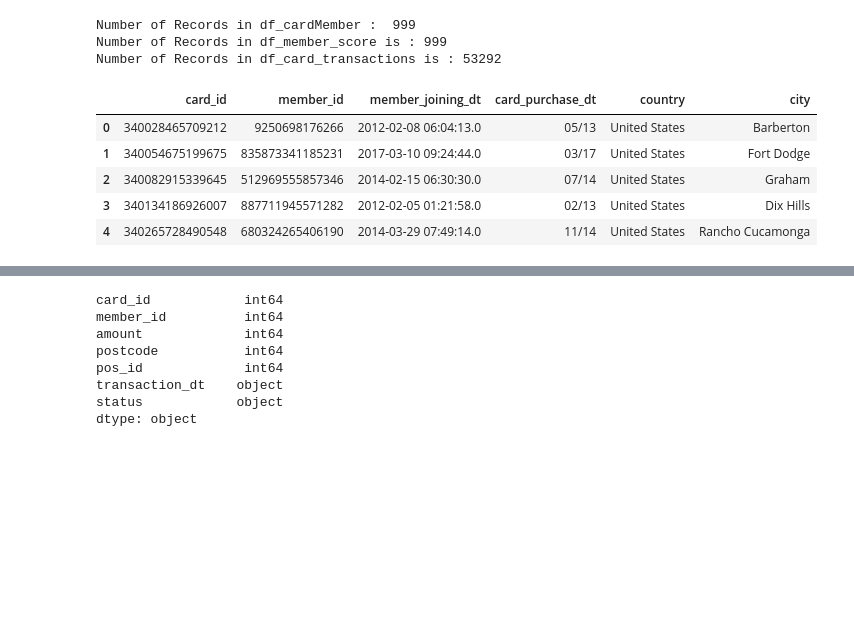
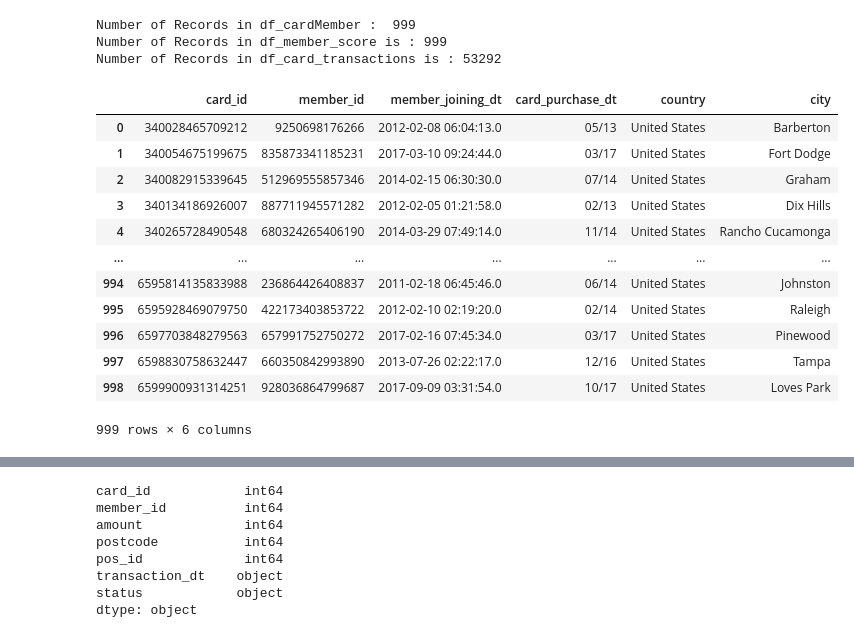
Before and after one commit to jagsrj/CreditCardFraudDetection, a Jupyter notebook: 01_Capstone_CreditCardFraud_Datacreation.ipynb, the cells around one changed output, grey strips where cells are left out. Saved outputs shown, nothing was run; the diff lists cells and outputs as text; code cells hidden in the pictures; blank space fills up the shorter version.

```diff
--- a/01_Capstone_CreditCardFraud_Datacreation.ipynb
+++ b/01_Capstone_CreditCardFraud_Datacreation.ipynb
@@ -31,12 +33,19 @@ Number of Records in df_cardMember :  999
 Number of Records in df_member_score is : 999
 Number of Records in df_card_transactions is : 53292
 # %%
-df_cardMember.head(5)
+df_cardMember
 # %% [output]
 |  | card_id | member_id | member_joining_dt | card_purchase_dt | country | city |
 | 0 | 340028465709212 | 9250698176266 | 2012-02-08 06:04:13.0 | 05/13 | United States | Barberton |
 | 1 | 340054675199675 | 835873341185231 | 2017-03-10 09:24:44.0 | 03/17 | United States | Fort Dodge |
 | 2 | 340082915339645 | 512969555857346 | 2014-02-15 06:30:30.0 | 07/14 | United States | Graham |
 | 3 | 340134186926007 | 887711945571282 | 2012-02-05 01:21:58.0 | 02/13 | United States | Dix Hills |
 | 4 | 340265728490548 | 680324265406190 | 2014-03-29 07:49:14.0 | 11/14 | United States | Rancho Cucamonga |
+| ... | ... | ... | ... | ... | ... | ... |
+| 994 | 6595814135833988 | 236864426408837 | 2011-02-18 06:45:46.0 | 06/14 | United States | Johnston |
+| 995 | 6595928469079750 | 422173403853722 | 2012-02-10 02:19:20.0 | 02/14 | United States | Raleigh |
+| 996 | 6597703848279563 | 657991752750272 | 2017-02-16 07:45:34.0 | 03/17 | United States | Pinewood |
+| 997 | 6598830758632447 | 660350842993890 | 2013-07-26 02:22:17.0 | 12/16 | United States | Tampa |
+| 998 | 6599900931314251 | 928036864799687 | 2017-09-09 03:31:54.0 | 10/17 | United States | Loves Park |
+999 rows × 6 columns
 # %%
```
Also changed, not shown: parts of 26 cells of this notebook, 7 other files.
